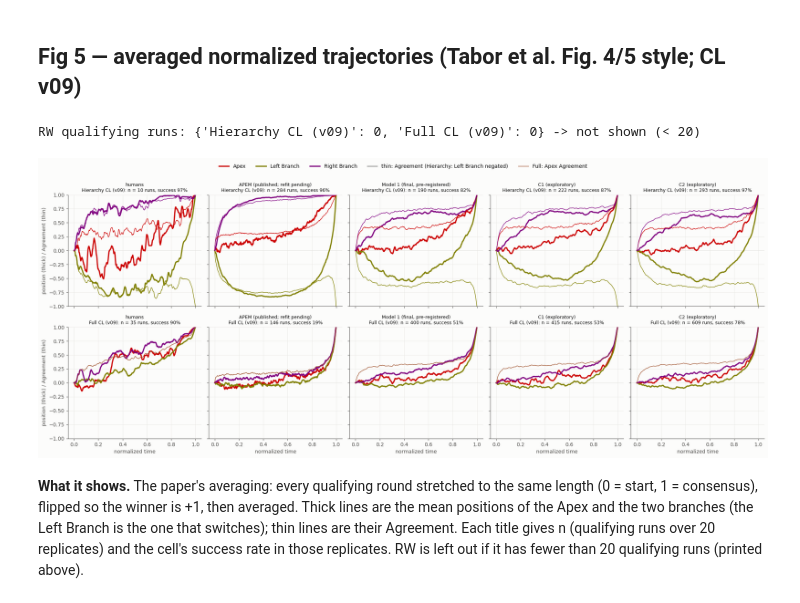
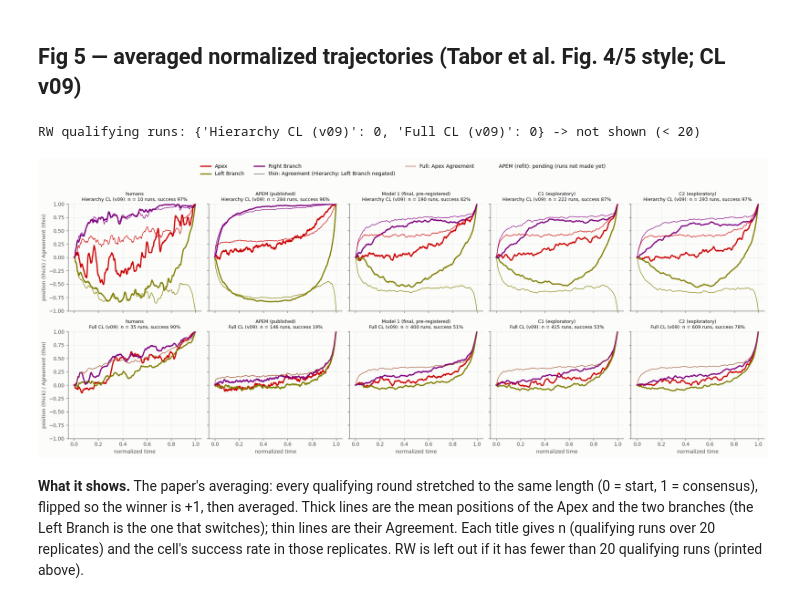
Before and after one commit to Aalokeparno/slider_game, a Jupyter notebook: notebooks/path1/supervisor_compare.ipynb, the cells around one changed output. Cells and saved outputs as stored; diff of their text form; code cells hidden in the pictures.

```diff
--- a/notebooks/path1/supervisor_compare.ipynb
+++ b/notebooks/path1/supervisor_compare.ipynb
@@ -119,14 +126,18 @@ r3, t3 = in_scope(*design.load("L3"))
 r5, t5 = in_scope(*design.load("L5"))
 if5 = np.where(t5["dataset"] == "CC", "cc", "lab_v09")
 hum = sup.collect(r3, t3, r5, t5, if5)
-sim = {m: pickle.load(open(sup.traj_path(m), "rb")) for m in MODELS}
+sim = {m: pickle.load(open(sup.traj_path(m), "rb")) for m in MODELS if sup.traj_path(m).exists()}
+TM = [m for m in MODELS if m in sim]                  # models with trajectory runs (Figs 5-9)
+PENDING = [m for m in MODELS if m not in sim]         # APEM (refit): runs not made yet
+NOTE = "; ".join(f"{LABEL[m]}: pending (runs not made yet)" for m in PENDING)
+print("trajectory runs:", TM, "| pending:", PENDING)
 ext = {m: pd.read_parquet(sup.ext_path(m)) for m in MODELS if sup.ext_path(m).exists()}
-for m in MODELS:                                  # RW never has all 7 at a wall: give its empty tables the columns
+for m in TM:                                      # RW never has all 7 at a wall: give its empty tables the columns
     for k in ["standoffs", "episodes"]:
         if len(sim[m][k]) == 0:
             sim[m][k] = hum[k].iloc[:0]
-print({m: {k: len(sim[m][k]) for k in ["standoffs", "episodes"]} for m in MODELS})
+print({m: {k: len(sim[m][k]) for k in ["standoffs", "episodes"]} for m in TM})
 pd.DataFrame({"human L3 rounds": hum["km"].groupby(["topology", "dataset"]).size(),
               "human L5 rounds": hum["rounds5"].groupby(["topology", "dataset"]).size(),
-              **{f"{m} rounds (20 reps)": sim[m]["km"].groupby(["topology", "dataset"]).size() for m in MODELS}})
+              **{f"{m} rounds (20 reps)": sim[m]["km"].groupby(["topology", "dataset"]).size() for m in TM}})
 # %% [output]
@@ -150,6 +162,7 @@ reps = {m: pd.read_parquet(sup.reps_path(m)) for m in ["RW", "APEM"]}
 for m in ["final", "C1", "C2"]:
     main, v09 = pd.read_parquet(config.P24_REPS[m]), pd.read_parquet(p24_noOldCL.path(m))
     reps[m] = pd.concat([main[~is_cl(main)], v09[is_cl(v09)]], ignore_index=True)
+reps["APEMr"] = pd.read_parquet(config.TABLES / "p26_reps_stage4.parquet").assign(preset="APEMr")   # P26 stage 4
 reps = {m: reps[m] for m in MODELS}
 chk = pd.concat(pc.build_tables(reps, human, sd_human).values(), ignore_index=True)
 chk = chk[chk["stat"] != pc.SD_STAT].reset_index(drop=True)
@@ -158,6 +171,9 @@ chk["gap"] = (chk["sim_mean"] - chk["value"]) / chk["half_width"]
 again = chk.set_index(["preset"] + pc.KEY).loc[["final", "C2"]]
 ref = noold[noold["stat"] != pc.SD_STAT].set_index(["preset"] + pc.KEY).loc[["final", "C2"]]
 assert np.allclose(again["sim_mean"], ref.loc[again.index, "sim_mean"], equal_nan=True)   # = p24_checks_noOldCL.csv
+p26 = pd.read_csv(config.TABLES / "p26_apem_refit_checks.csv").set_index(pc.KEY)
+mine = chk[chk["preset"] == "APEMr"].set_index(pc.KEY).loc[p26.index]
+assert np.allclose(mine["sim_mean"], p26["sim"], equal_nan=True)        # = p26_apem_refit_checks.csv
 R = chk.groupby("preset")["R"].first().to_dict()
 print("replicates:", R)
 
@@ -240,7 +257,7 @@ for cell in CELLS:
 headline = pd.DataFrame(rows)
 headline.to_csv(config.TABLES / "sup_headline.csv", index=False)
 
-fig, ax = plt.subplots(figsize=(17, 0.34 * (len(headline) + 2)))
+fig, ax = plt.subplots(figsize=(19, 0.34 * (len(headline) + 2)))
 ax.axis("off")
 cols = ["cell", "statistic", "human [95% CI]"] + MODELS
 tab = ax.table(cellText=headline[cols].to_numpy(), colLabels=["cell", "statistic", "humans [95% CI]"] +
@@ -350,7 +386,9 @@ for cell in CELLS:
     row = {"cell": cname(cell), "T (s)": T, "humans x/y by T": f"{x}/{n} ({100 * level:.1f}%)",
            "human time to that level (s)": t_h}
     curves[cell] = {"km": km, "T": T, "level": level, "x": x, "n": n, "t_h": t_h}
-    for m in MODELS:
+    for m in PENDING:
+        row[f"{m} share at T"], row[f"{m} time to level (s)"], row[f"{m} slowdown"] = "pending", "pending", np.nan
+    for m in TM:
         if m not in ext:                                      # RW: no extended run; share at T from its 20 replicates
             k = sim[m]["km"]
             k = k[(k["topology"] == cell[0]) & (k["dataset"] == cell[1])]
@@ -380,7 +418,7 @@ for ax, cell in zip(axes, CELLS):
     ax.fill_between(tt, 1 - np.r_[1, km["hi"]], 1 - np.r_[1, km["lo"]], step="post", color=INK, alpha=0.12, linewidth=0)
     ax.axhline(c["level"], color=INK, linestyle="--", linewidth=1)
     ax.axvline(T, color=INK_2, linewidth=1)
-    for k, m in enumerate(MODELS):
+    for k, m in enumerate(TM):
         q = c[m]
         if "t" not in q:
             ax.plot([T], [q["at_T"]], marker=MARK[m], color=COL[m], markersize=8, markeredgewidth=1.8, zorder=5)
@@ -393,7 +431,7 @@ for ax, cell in zip(axes, CELLS):
             label = f"t = {q['t_m']:.0f} s"
         else:
             label = f"not reached by 3T (share {q['end']:.2f})"
-        ax.annotate(f"{m}: {label}", (0.98, 0.05 + 0.065 * (len(MODELS) - 1 - k)), xycoords="axes fraction", ha="right",
+        ax.annotate(f"{m}: {label}", (0.98, 0.05 + 0.065 * (len(TM) - 1 - k)), xycoords="axes fraction", ha="right",
                     fontsize=7.5, color=INK_2)
     ax.set_xlim(0, 3 * T)
     ax.set_ylim(0, 1.02)
@@ -404,9 +442,10 @@ axes[0].set_ylabel("share of rounds at consensus")
 handles = [Line2D([], [], color=INK, linewidth=2.2, label="humans (KM, Greenwood 95% band)")]
 handles += [Line2D([], [], color=COL[m], linewidth=1.8, marker=MARK[m] if m == "RW" else None,
                    linestyle="none" if m == "RW" else "-", label=LABEL[m] + (" — share at T only" if m == "RW" else " (T × 3 runs)"))
-            for m in MODELS]
-fig.legend(handles=handles, loc="upper center", ncol=6, frameon=False, bbox_to_anchor=(0.5, 1.0), fontsize=8.5)
-fig.tight_layout(rect=(0, 0, 1, 0.92))
+            for m in TM]
+handles += [Patch(color="none", label=NOTE)] if NOTE else []
+fig.legend(handles=handles, loc="upper center", ncol=4, frameon=False, bbox_to_anchor=(0.5, 1.0), fontsize=8.5)
+fig.tight_layout(rect=(0, 0, 1, 0.88))
 fig.savefig(fig_path(4), dpi=150)
 plt.show()
 reach.round(3)
@@ -428,7 +467,7 @@ time to the same level; RW was not run beyond T, so only its share at T is shown
 # %%
 rw_n = {c: sim["RW"]["traj"].get(c, [0, 0, 0])[2] for c in sup.CL_CELLS}
 show_rw = all(n >= 20 for n in rw_n.values())
-cols5 = ["humans", "APEM", "final", "C1", "C2"] + (["RW"] if show_rw else [])
+cols5 = ["humans", "APEM"] + (["APEMr"] if "APEMr" in TM else []) + ["final", "C1", "C2"] + (["RW"] if show_rw else [])
 print("RW qualifying runs:", {cname(c): n for c, n in rw_n.items()}, "->", "shown" if show_rw else "not shown (< 20)")
 src = {"humans": hum, **sim}
 tvals = np.arange(V.NWARP + 1) / (V.NWARP + 1)
@@ -437,36 +476,37 @@ for i, top in enumerate(["Hierarchy", "Full"]):
     cell = (top, "CL")
     for j, name in enumerate(cols5):
         ax = axes[i, j]
         x_sum, a_sum, n = src[name]["traj"].get(cell, [None, None, 0])
         k = src[name]["km"]
         succ = k.loc[(k["topology"] == top) & (k["dataset"] == "CL"), "event"].mean()
         ax.axhline(0, color=GRID, linewidth=0.8)
         if n > 0:
             gm, am = V.group_means(x_sum / n), V.group_means(a_sum / n)
             for kk, colour in enumerate(BRANCH.values()):
                 ax.plot(tvals, gm[:, kk], color=colour, linewidth=2.4)
             if top == "Hierarchy":
                 am[:, 1] = -am[:, 1]                                   # runapem.m: Left Branch Agreement negated
                 for kk, colour in enumerate(BRANCH.values()):
                     ax.plot(tvals, am[:, kk], color=colour, linewidth=1)
             else:
                 ax.plot(tvals, am[:, 0], color=SIENNA, linewidth=1)    # Full: Apex Agreement only
         ax.set_title(f"{LABEL[name]}\n{cname(cell)}: n = {n} runs, success {100 * succ:.0f}%", fontsize=9)
         ax.set_ylim(-1, 1)
         ax.grid(color=GRID, linewidth=0.5)
     axes[i, 0].set_ylabel("position (thick) / Agreement (thin)")
 for ax in axes[1]:
     ax.set_xlabel("normalized time")
 handles = [Line2D([], [], color=c, linewidth=2.4, label=l) for l, c in BRANCH.items()]
 handles += [Line2D([], [], color=INK_2, linewidth=1, label="thin: Agreement (Hierarchy: Left Branch negated)"),
             Line2D([], [], color=SIENNA, linewidth=1, label="Full: Apex Agreement")]
-fig.legend(handles=handles, loc="upper center", ncol=5, frameon=False, bbox_to_anchor=(0.5, 1.0))
-fig.tight_layout(rect=(0, 0, 1, 0.94))
+handles += [Patch(color="none", label=NOTE)] if NOTE else []
+fig.legend(handles=handles, loc="upper center", ncol=4, frameon=False, bbox_to_anchor=(0.5, 1.0))
+fig.tight_layout(rect=(0, 0, 1, 0.91))
 fig.savefig(fig_path(5), dpi=150)
 plt.show()
 # %% [output]
 RW qualifying runs: {'Hierarchy CL (v09)': 0, 'Full CL (v09)': 0} -> not shown (< 20)
-[figure, old version]
+[figure, new version]
 # %% [markdown]
 **What it shows.** The paper's averaging: every qualifying round stretched to the same length (0 = start, 1 = consensus),
 flipped so the winner is +1, then averaged. Thick lines are the mean positions of the Apex and the two branches (the Left
```
Also changed, not shown: parts of 20 cells of this notebook, 20 other files.
